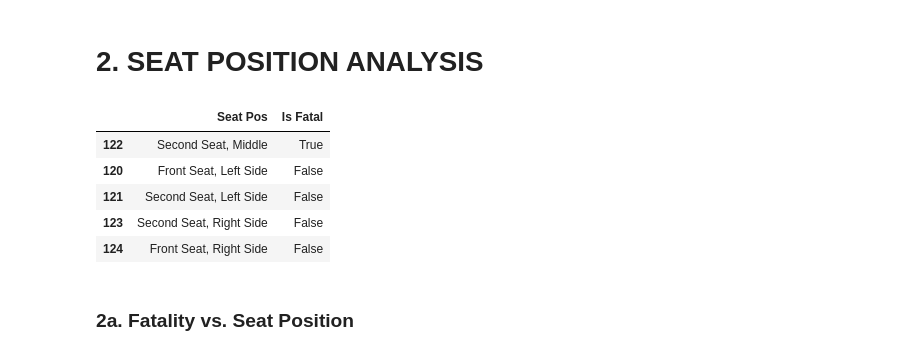
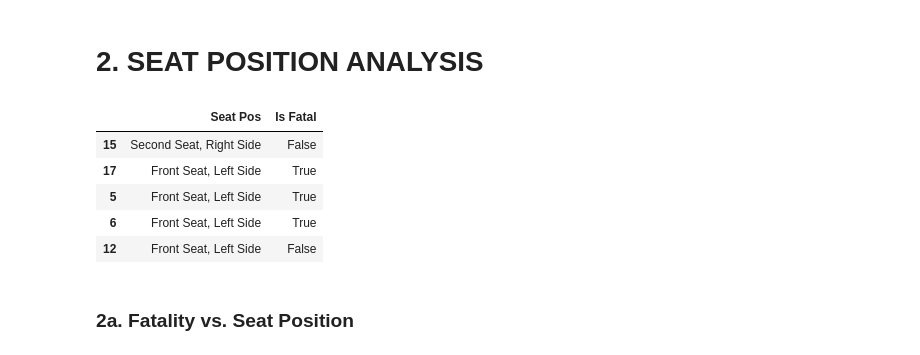
Before and after one commit to dcheung0720/Data-Wizards-1, a Jupyter notebook: Analysis/CrashAnalysis.ipynb, the cells around one changed output. Saved outputs shown, nothing was run; the diff lists cells and outputs as text; code cells hidden in the pictures.

```diff
--- a/Analysis/CrashAnalysis.ipynb
+++ b/Analysis/CrashAnalysis.ipynb
@@ -10,9 +10,9 @@ import seaborn as sns
 from pprint import pprint
 # %%
 # read csv
-df_crash = pd.read_csv("../Resources/People_Involved.csv")
-df_crash = df_crash.sort_values(by = "Case Date")
-df_crash = df_crash.drop("Unnamed: 0", axis= 1)
-df_crash.head()
+df_ppl_involved = pd.read_csv("../Resources/People_Involved.csv")
+df_ppl_involved = df_ppl_involved.sort_values(by = "Case Date")
+df_ppl_involved.drop("Unnamed: 0", axis= 1)
+df_ppl_involved.head()
 # %% [output]
 |  | St Case Num | Age | Sex | Race | Seat Pos | AirBag Deployed | Is Fatal | Is Drug | Is Drunk | ... |
@@ -29,4 +30,4 @@ len(df_crash)
 # %%
-df_crash["Case Year"] = df_crash["Case Date"].apply(lambda x: datetime.strptime(x, '%Y-%m-%d').strftime("%Y"))
-df_crash.head()
+df_ppl_involved["Case Year"] = df_ppl_involved["Case Date"].apply(lambda x: datetime.strptime(x, '%Y-%m-%d').strftime("%Y"))
+df_ppl_involved.head()
 # %% [output]
@@ -54,9 +55,9 @@ Sex
 Name: count, dtype: int64
 # %%
 # remove the unknown and weird numbers
-df_crash = df_crash[(df_crash["Sex"] == 1) | (df_crash["Sex"] == 2)]
+df_ppl_involved = df_ppl_involved[(df_ppl_involved["Sex"] == 1) | (df_ppl_involved["Sex"] == 2)]
 
 #convert sex names to actual names, male = 1, female = 2
-df_crash.loc[:, "Sex"] = df_crash["Sex"].replace({1: "Male", 2: "Female"})
-df_crash.head()
+df_ppl_involved.loc[:, "Sex"] = df_ppl_involved["Sex"].replace({1: "Male", 2: "Female"})
+df_ppl_involved.head()
 # %% [output]
@@ -139,23 +140,23 @@ A lot of the races are NaN. Not useful data.
 <h1>2. SEAT POSITION ANALYSIS </h1>
 # %%
 #checking values
-df_crash["Seat Pos"].value_counts()
+df_ppl_involved["Seat Pos"].value_counts()
 
 #only keeps the ones that have a lot of data
-df_seat_pos = df_crash[(df_crash["Seat Pos"] == "Front Seat, Left Side")|
-                        (df_crash["Seat Pos"] == "Front Seat, Right Side")|
-                        (df_crash["Seat Pos"] == "Second Seat, Left Side")|
-                        (df_crash["Seat Pos"] == "Second Seat, Right Side")|
-                        (df_crash["Seat Pos"] == "Second Seat, Middle")
+df_seat_pos = df_ppl_involved[(df_ppl_involved["Seat Pos"] == "Front Seat, Left Side")|
+                        (df_ppl_involved["Seat Pos"] == "Front Seat, Right Side")|
+                        (df_ppl_involved["Seat Pos"] == "Second Seat, Left Side")|
+                        (df_ppl_involved["Seat Pos"] == "Second Seat, Right Side")|
+                        (df_ppl_involved["Seat Pos"] == "Second Seat, Middle")
                        ][["Seat Pos","Is Fatal"]].copy()
 df_seat_pos.head()
 # %% [output]
 |  | Seat Pos | Is Fatal |
-| 122 | Second Seat, Middle | True |
-| 120 | Front Seat, Left Side | False |
-| 121 | Second Seat, Left Side | False |
-| 123 | Second Seat, Right Side | False |
-| 124 | Front Seat, Right Side | False |
+| 15 | Second Seat, Right Side | False |
+| 17 | Front Seat, Left Side | True |
+| 5 | Front Seat, Left Side | True |
+| 6 | Front Seat, Left Side | True |
+| 12 | Front Seat, Left Side | False |
 # %% [markdown]
 <h3> 2a. Fatality vs. Seat Position </h3>
 # %% [markdown]
```
Also changed, not shown: parts of 12 cells of this notebook, 1 other file.
